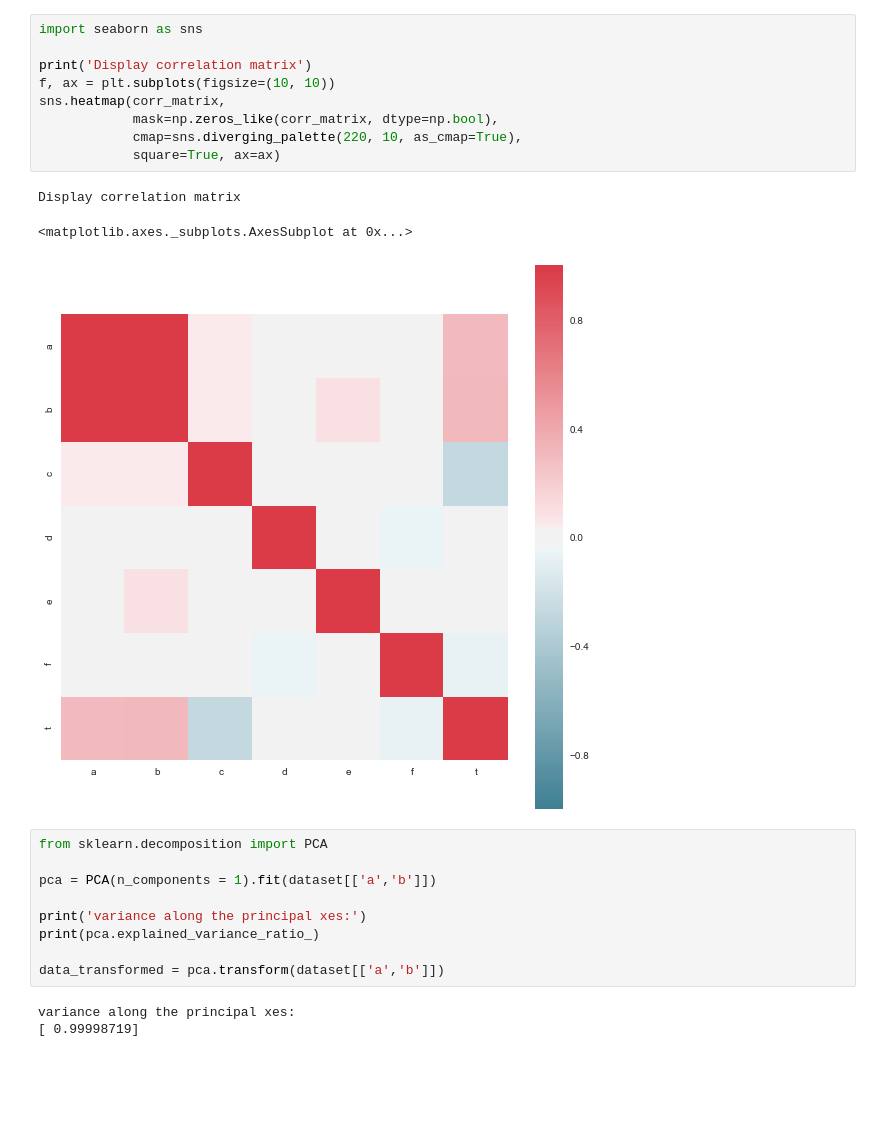
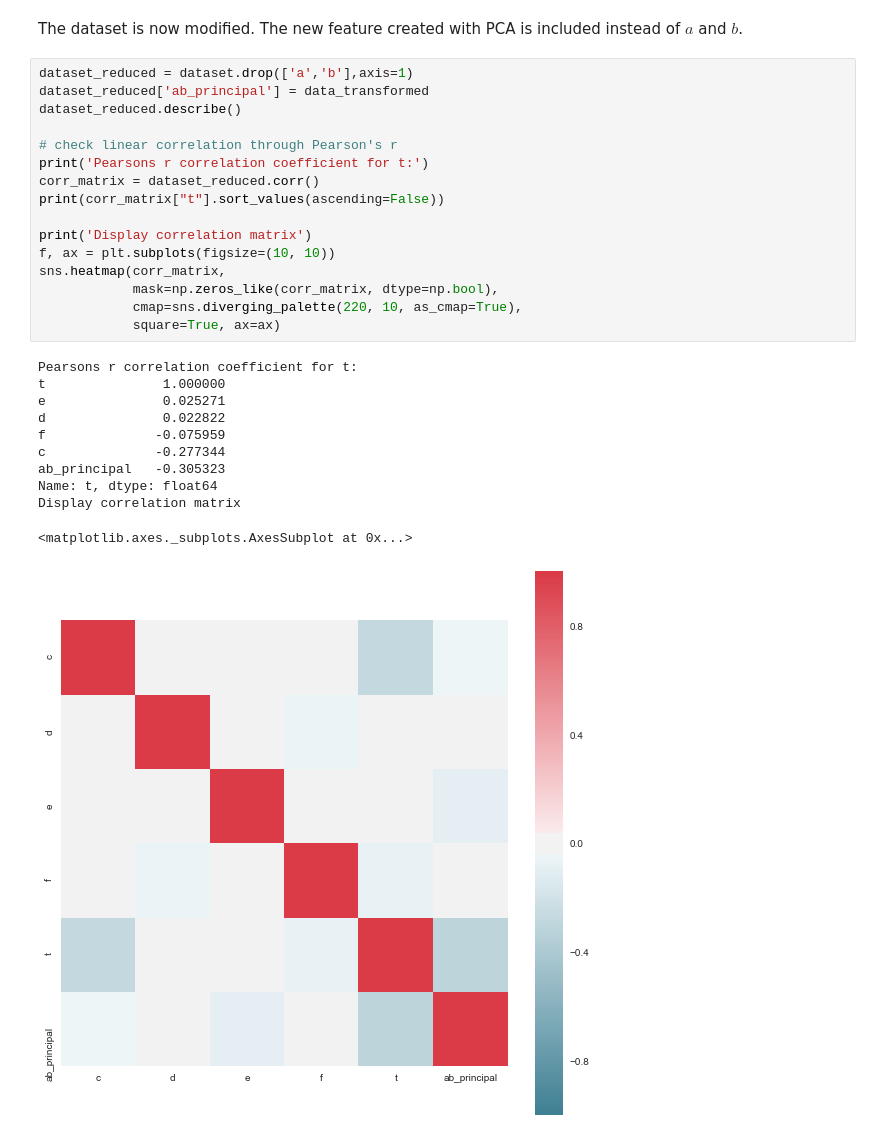
Before and after one commit to jacopoventura/6Datasets_challange, a Jupyter notebook: dataSet2.ipynb, the cells around one changed output. Cells and saved outputs as stored; diff of their text form; blank space fills up the shorter version.

```diff
--- a/dataSet2.ipynb
+++ b/dataSet2.ipynb
@@ -108,25 +203,30 @@ array([[<matplotlib.axes._subplots.AxesSubplot object at 0x...>,
+# %% [markdown]
+The dataset is now modified. The new feature created with PCA is included instead of $a$ and $b$.
 # %%
-import seaborn as sns
+dataset_reduced = dataset.drop(['a','b'],axis=1)
+dataset_reduced['ab_principal'] = data_transformed
+dataset_reduced.describe()
+
+# check linear correlation through Pearson's r
+print('Pearsons r correlation coefficient for t:')
+corr_matrix = dataset_reduced.corr()
+print(corr_matrix["t"].sort_values(ascending=False))
 
 print('Display correlation matrix')
 f, ax = plt.subplots(figsize=(10, 10))
 sns.heatmap(corr_matrix,
             mask=np.zeros_like(corr_matrix, dtype=np.bool),
             cmap=sns.diverging_palette(220, 10, as_cmap=True),
             square=True, ax=ax)
 # %% [output]
+Pearsons r correlation coefficient for t:
+t               1.000000
+e               0.025271
+d               0.022822
+f              -0.075959
+c              -0.277344
+ab_principal   -0.305323
+Name: t, dtype: float64
 Display correlation matrix
 <matplotlib.axes._subplots.AxesSubplot at 0x...>
-[figure, old version]
+[figure, new version]
-# %%
-from sklearn.decomposition import PCA
-
-pca = PCA(n_components = 1).fit(dataset[['a','b']])
-
-print('variance along the principal xes:')
-print(pca.explained_variance_ratio_)
-
-data_transformed = pca.transform(dataset[['a','b']])
-# %% [output]
-variance along the principal xes:
-[ 0.99998719]
```
Also changed, not shown: parts of 28 cells of this notebook, 4 other files.
